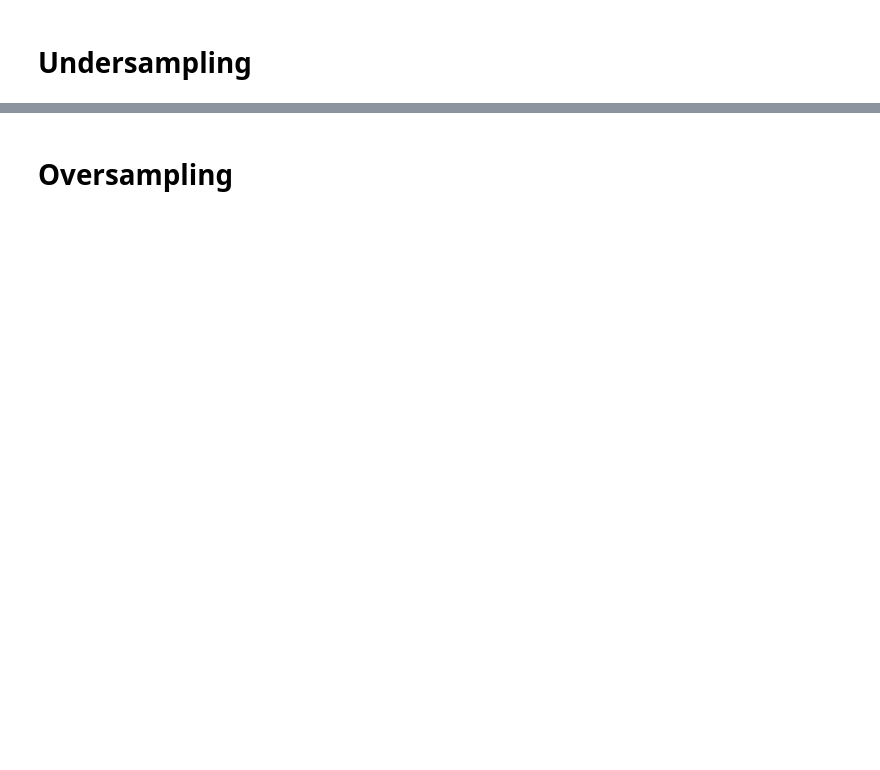
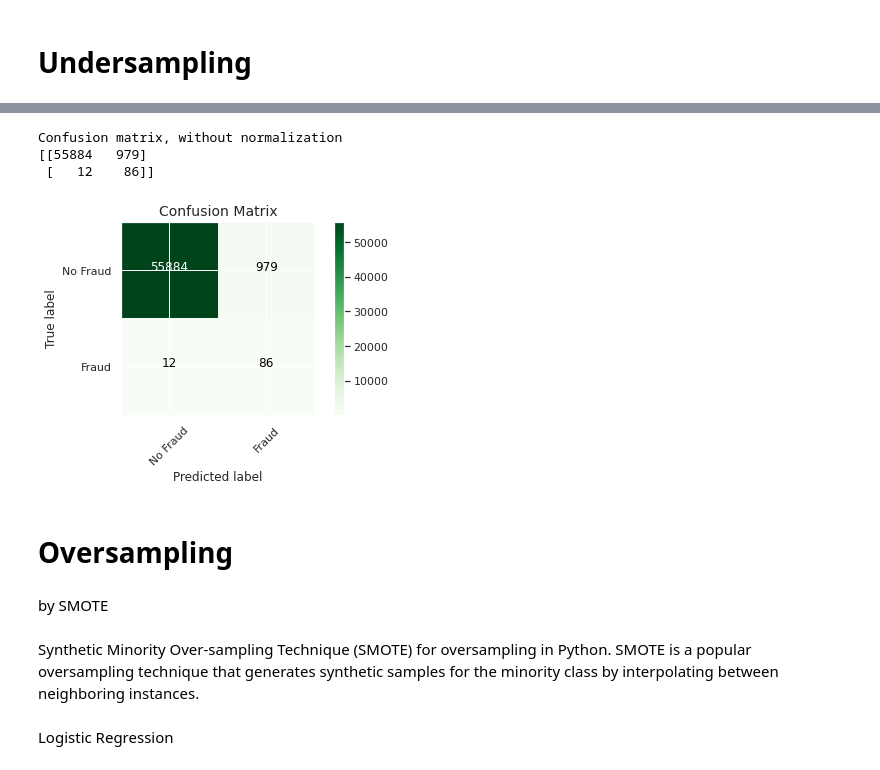
Before and after one commit to melihkurtaran/Fraud_Detection, a Jupyter notebook: FraudDetection.ipynb, the cells around one changed output, grey strips where cells are left out. Saved outputs shown, nothing was run; the diff lists cells and outputs as text; code cells hidden in the pictures; blank space fills up the shorter version.

Commit message:
Undersampling and Oversampling Neural Network

```diff
--- a/FraudDetection.ipynb
+++ b/FraudDetection.ipynb
@@ -126,2 +176,6 @@ Label Distributions:
 # %% [markdown]
 # **Undersampling**
+# %%
+# Apply undersampling to balance the dataset
+undersampler = RandomUnderSampler(random_state=4521)
+X_train_und, y_train_und = undersampler.fit_resample(original_Xtrain, original_ytrain)
@@ -127,0 +184,10 @@ Label Distributions:
+# %%
+# Create a logistic regression model and fit it on the training data
+lr_model = LogisticRegression()
+lr_model.fit(X_train_und, y_train_und)
+
+# Predict the target variable on the testing data
+y_pred = lr_model.predict(original_Xtest)
+
+# Print the classification report to evaluate the model performance
+print(classification_report(original_ytest, y_pred))
@@ -128,2 +203,19 @@ Label Distributions:
+# %%
+# Create a confusion matrix
+cm_und = confusion_matrix(original_ytest, y_pred)
+
+labels = ['No Fraud', 'Fraud']
+
+# Plot the confusion matrix
+plot_confusion_matrix(cm_und,labels,title="Confusion Matrix",cmap=plt.cm.Greens)
+# %% [output]
+Confusion matrix, without normalization
+[[55884   979]
+ [   12    86]]
+[figure, added]
 # %% [markdown]
 # **Oversampling**
+# %% [markdown]
+by SMOTE
+# %% [markdown]
+Synthetic Minority Over-sampling Technique (SMOTE) for oversampling in Python. SMOTE is a popular oversampling technique that generates synthetic samples for the minority class by interpolating between neighboring instances.
@@ -129,0 +228,2 @@ Label Distributions:
+# %% [markdown]
+Logistic Regression
```
Also changed, not shown: parts of 18 cells of this notebook.
